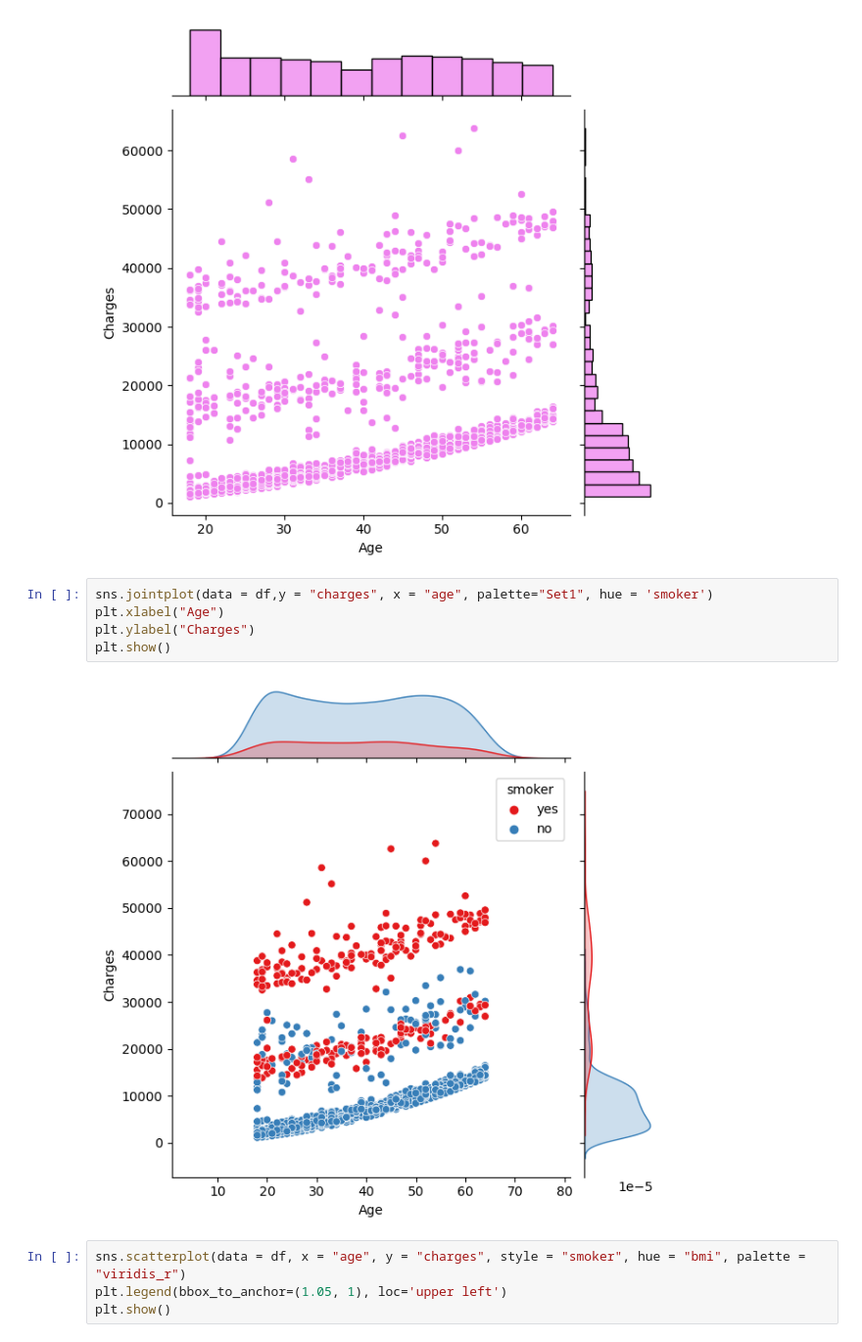
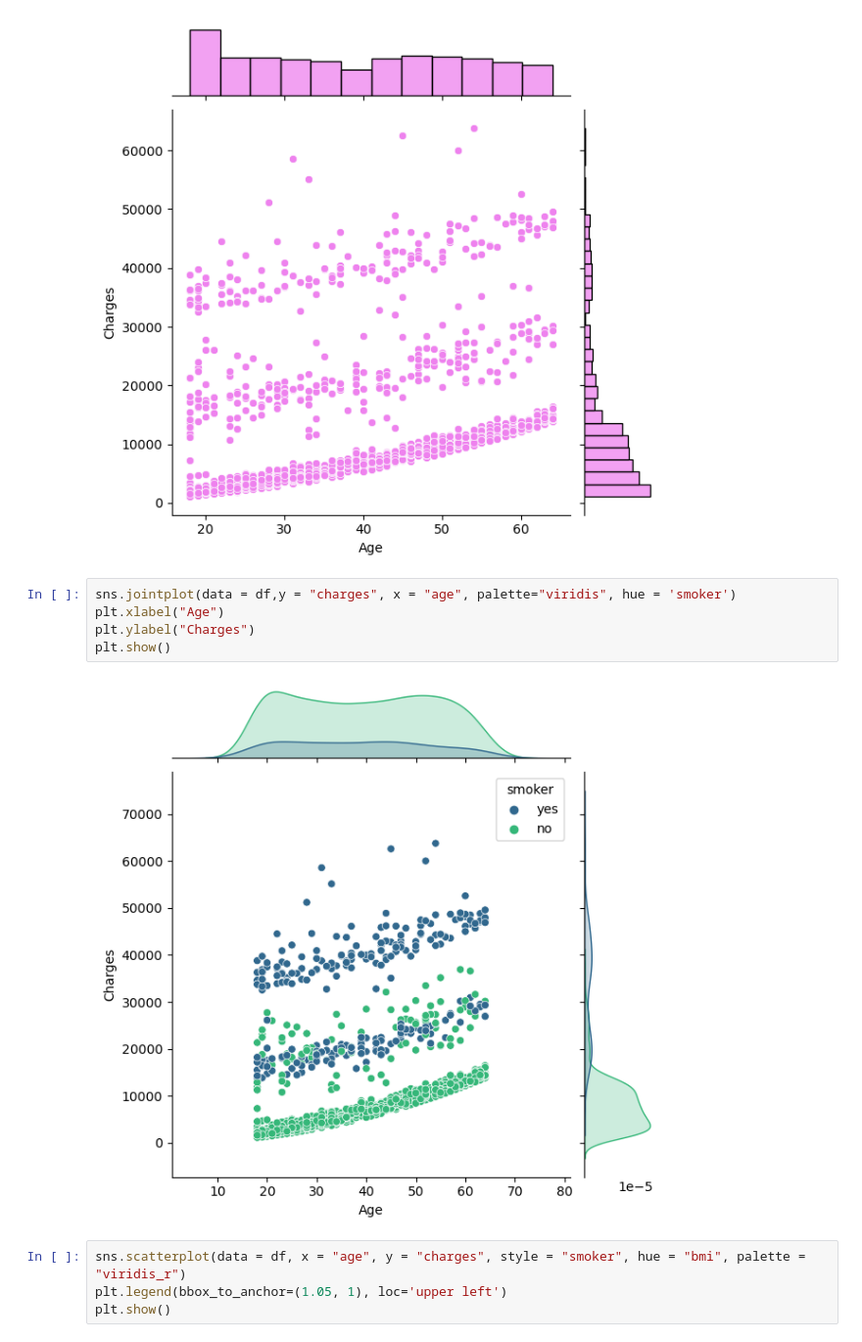
Before and after one commit to ShubhamMisar-12/MedicalCostPrediction, a Jupyter notebook: medical-cost-prediction-1.ipynb, the cells around one changed output. Shown at 98% size. Drawn from its saved outputs; the diff is of its cells as text.

```diff
--- a/medical-cost-prediction-1.ipynb
+++ b/medical-cost-prediction-1.ipynb
@@ -63,12 +63,12 @@ plt.show()
 # %% [output]
 [figure]
 # %%
-sns.jointplot(data = df,y = "charges", x = "age", palette="Set1", hue = 'smoker')
+sns.jointplot(data = df,y = "charges", x = "age", palette="viridis", hue = 'smoker')
 plt.xlabel("Age")
 plt.ylabel("Charges")
 plt.show()
 # %% [output]
-[figure, old version]
+[figure, new version]
 # %%
 sns.scatterplot(data = df, x = "age", y = "charges", style = "smoker", hue = "bmi", palette = "viridis_r")
 plt.legend(bbox_to_anchor=(1.05, 1), loc='upper left')
```
Also changed, not shown: parts of 12 cells of this notebook.
